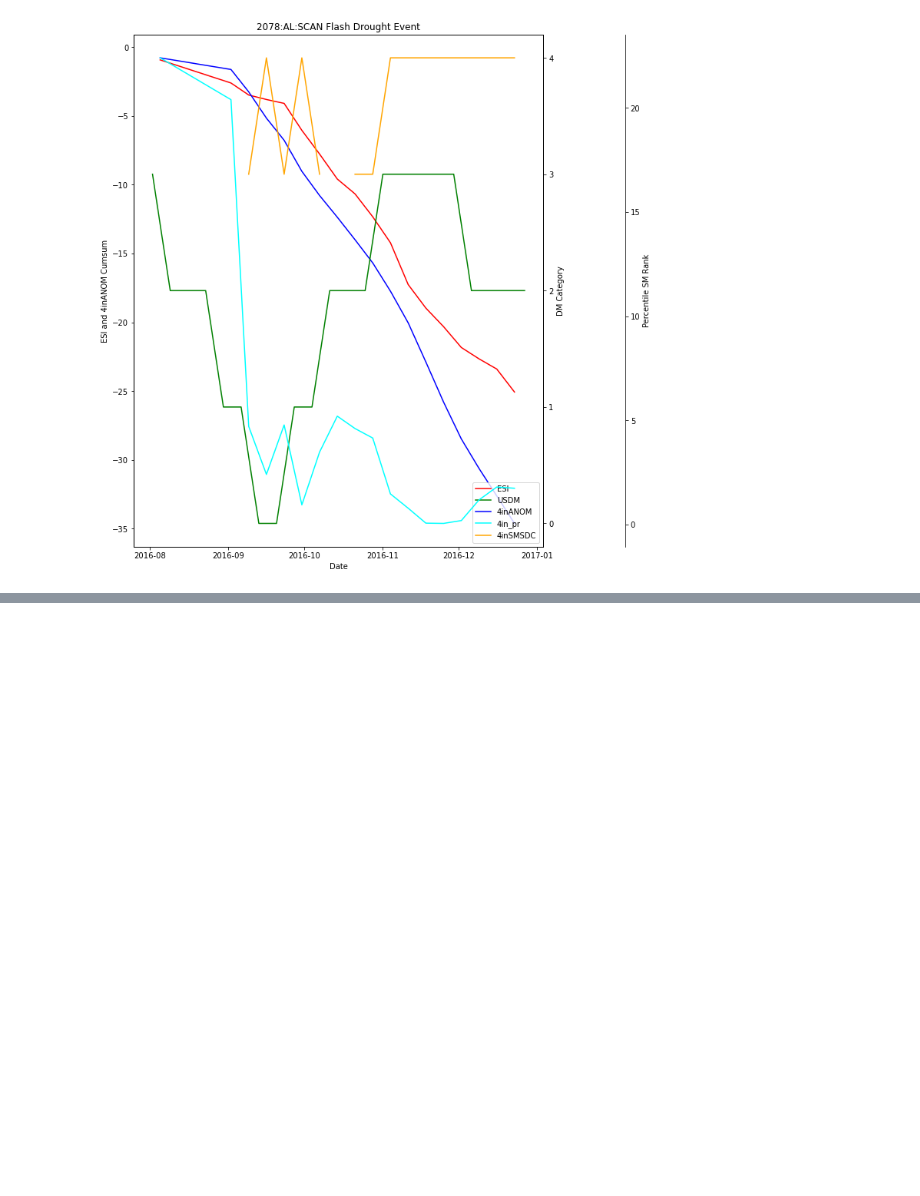
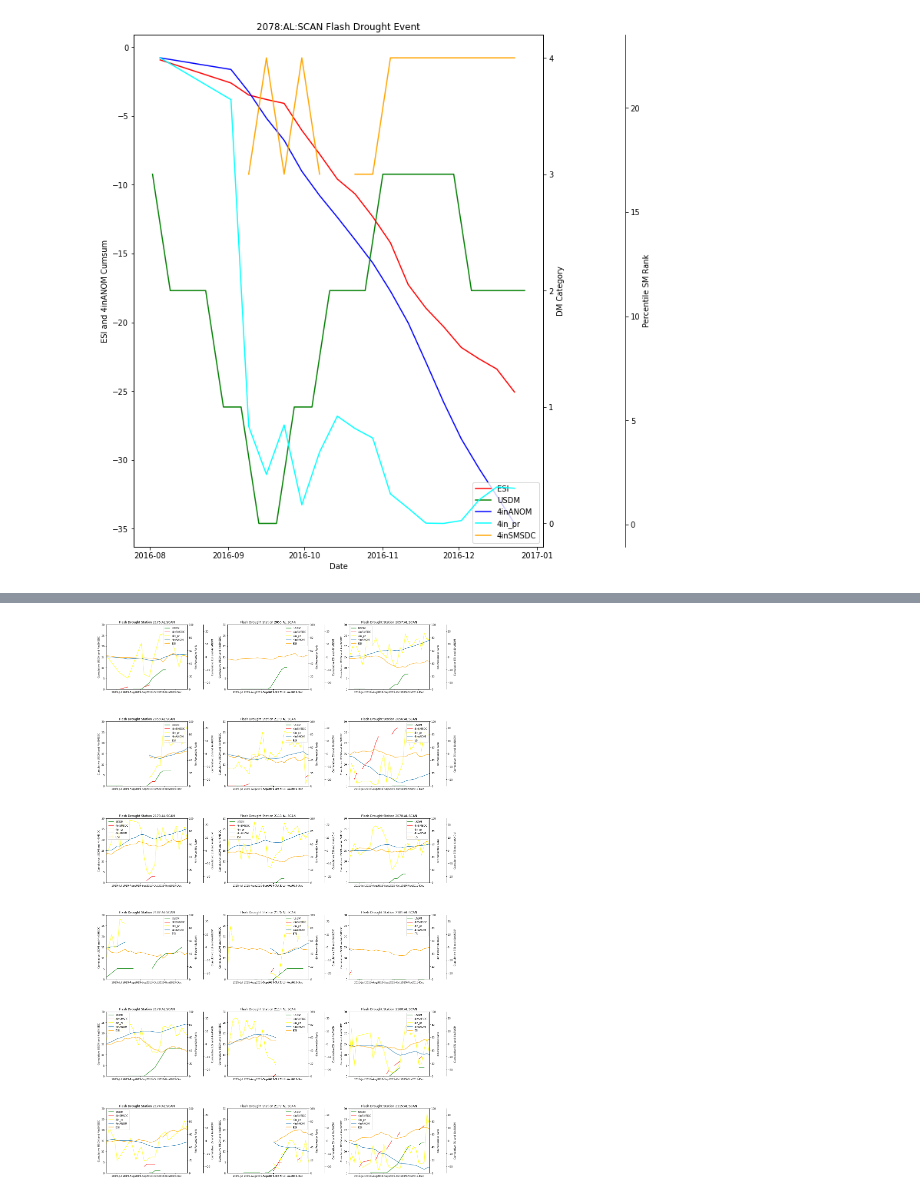
Before and after one commit to Corey4005/SCANAnalysis, a Jupyter notebook: notebooks/drought_analysis.ipynb, the cells around one changed output, grey strips where cells are left out. Cells and saved outputs as stored; diff of their text form; code cells hidden in the pictures; blank space fills up the shorter version.

Commit message:
updated drought analysis

```diff
--- a/notebooks/drought_analysis.ipynb
+++ b/notebooks/drought_analysis.ipynb
@@ -406,0 +428,8 @@ Text(0.5, 1.0, '2078:AL:SCAN Flash Drought Event')
+# %%
+flash_2019 = drought_data[(drought_data.index.year==2019)&(drought_data.index.month>=6)]
+# %%
+SM_VS_ESI_ANOM_READ['Date']=pd.to_datetime(SM_VS_ESI_ANOM_READ['Date'])
+# %%
+SM_VS_ESI_ANOM_READ.set_index('Date', inplace=True)
+# %%
+SM_ESI_flash_2019 = SM_VS_ESI_ANOM_READ[(SM_VS_ESI_ANOM_READ.index.year==2019)&(SM_VS_ESI_ANOM_READ.index.month>=6)]
@@ -406,0 +453,39 @@ Text(0.5, 1.0, '2078:AL:SCAN Flash Drought Event')
+# %%
+import matplotlib.dates as mdates
+fig, ax = plt.subplots(figsize=(23,40), nrows=6, ncols=3)
+axes = ax.flatten()
+count = 0
+for s in flash_2019['station'].unique():
+    USDM = flash_2019[flash_2019['station']==s]['Category']
+    xticks = [month for month in USDM.index.month]
+    USDM_h, = axes[count].plot(USDM.cumsum(), label='USDM', color='green')
+    axes[count].set_xlim(USDM.index[0], USDM.index[-1])
+    axes[count].xaxis.set_major_locator(mdates.MonthLocator(interval=1))
+    axes[count].xaxis.set_major_formatter(mdates.DateFormatter('%Y-%b'))
+    axes[count].set_title('Flash Drought Station '+ s)
+    axes[count].set_ylabel('Cumulative USDM and 4inSMSDC')
+
+    #plot the actual sm drought category
+    sm4inDC = SM_ESI_flash_2019[SM_ESI_flash_2019['station']==s]['4inSMSDC']
+    smdc, = axes[count].plot(sm4inDC.cumsum(), label='4inSMSDC', color='red')
+    axes[count].set_ylim(0, 30)
+
+    #now lets plot pr for sm
+    axes2 = axes[count].twinx()
+    smpr, = axes2.plot(SM_ESI_flash_2019[SM_ESI_flash_2019['station']==s]['4in_pr'], label='4in_pr', color='yellow')
+    axes2.set_ylim(0,100)
+    axes2.set_ylabel('4in Percentile Rank')
+    #now lets plot SM cumsum
+    axes3 = axes[count].twinx()
+    axes3.spines.right.set_position(("axes", 1.2))
+    sms4ANOM, = axes3.plot(SM_ESI_flash_2019[SM_ESI_flash_2019['station']==s]['4inANOM'].cumsum(), label='4inANOM')
+    axes3.set_ylim(-25,25)
+
+    #now lets plot ESI cumsum
+    ESI, = axes3.plot(SM_ESI_flash_2019[SM_ESI_flash_2019['station']==s]['ESI'].cumsum(), label='ESI', color='orange')
+    axes3.legend(handles=[USDM_h, smdc, smpr, sms4ANOM, ESI])
+    axes3.set_ylabel('Cumulative ESI and 4inANOM')
+    count+=1
+plt.subplots_adjust(hspace=0.5, wspace=0.5)
+# %% [output]
+[figure, added]
```
Also changed, not shown: parts of 4 cells of this notebook.
